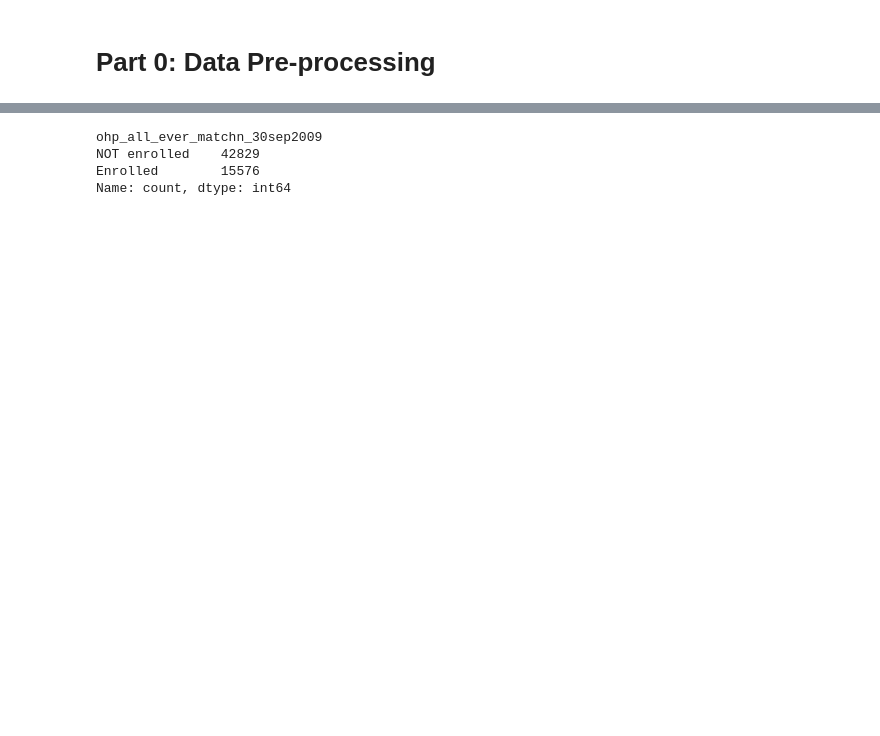
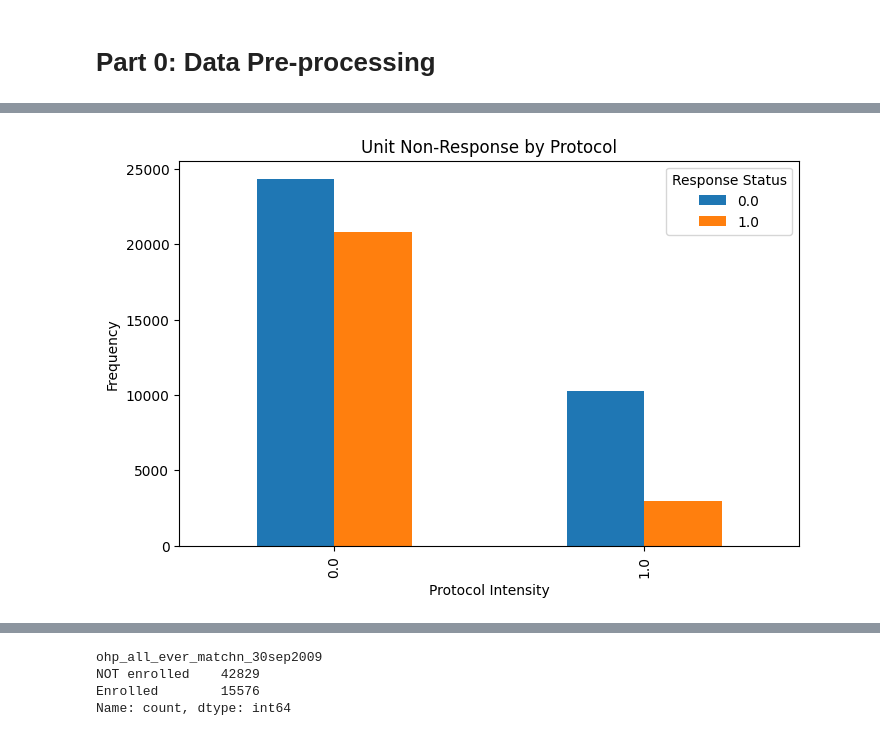
Before and after one commit to Yasmineouattara/ML_for_Econ_Final_Project, a Jupyter notebook: Data12m_NA_experiment_Donna.ipynb, the cells around one changed output, grey strips where cells are left out. Cells and saved outputs as stored; diff of their text form; code cells hidden in the pictures; blank space fills up the shorter version.

Commit message:
differentiate types of non-response

```diff
--- a/Data12m_NA_experiment_Donna.ipynb
+++ b/Data12m_NA_experiment_Donna.ipynb
@@ -491,0 +170,3 @@ How to identify confounding variables under a joint distribution setting? TA sai
+# %%
+f12m_resp_imp_data = pd.DataFrame(f12m_resp_imp_data, columns=imputer.get_feature_names_out())
+#f12m_resp_imp_data.columns.tolist()
@@ -491,0 +431,14 @@ How to identify confounding variables under a joint distribution setting? TA sai
+# %%
+%matplotlib inline
+plt.rcParams["figure.figsize"] = (8,5)
+pd.crosstab(f12m_imp_data.protocol_12m,f12m_imp_data.returned_12m).plot(kind='bar')
+plt.title('Unit Non-Response by Protocol')
+plt.xlabel('Protocol Intensity')
+plt.ylabel('Frequency')
+
+legend = plt.legend()
+legend.set_title('Response Status')
+
+plt.savefig('just1')
+# %% [output]
+[figure, added]
```
Also changed, not shown: parts of 166 cells of this notebook.
